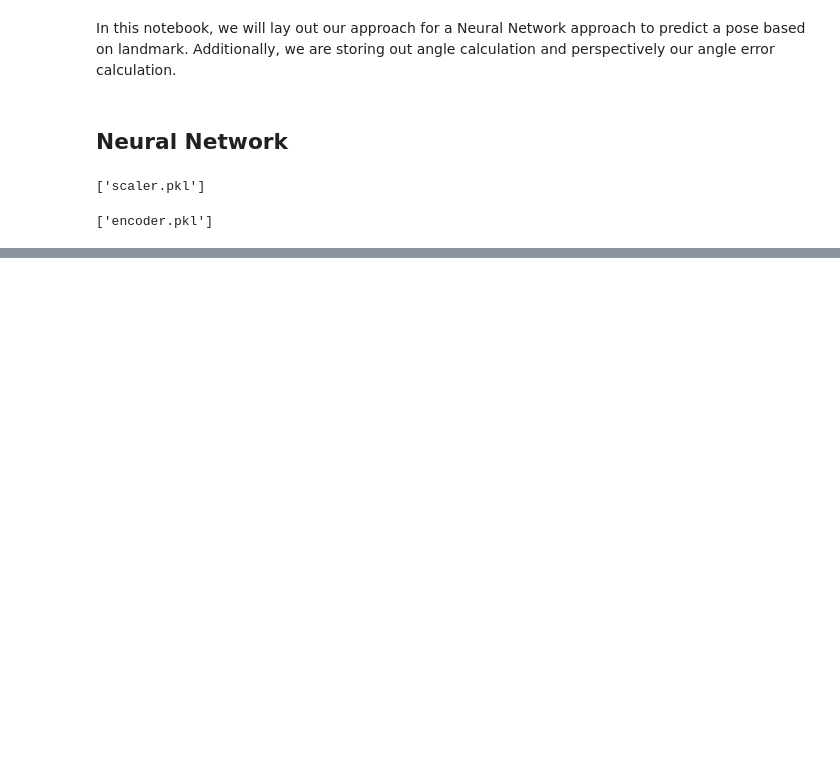
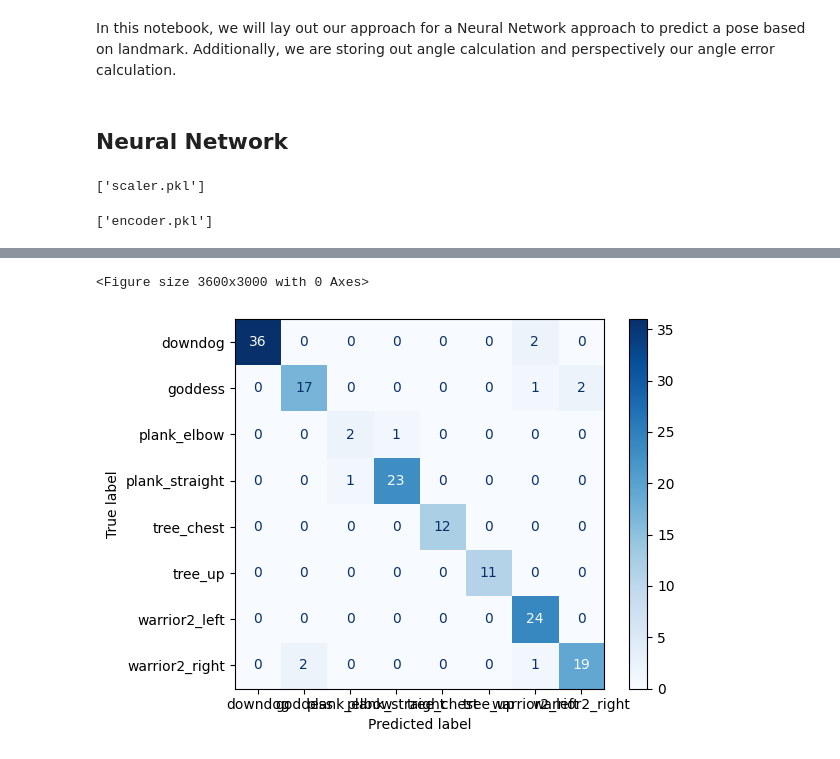
Before and after one commit to lennijanssen/hathaproject, a Jupyter notebook: notebooks/mirmachr-neural-network-sub.ipynb, the cells around one changed output, grey strips where cells are left out. Drawn from its saved outputs; the diff is of its cells as text; code cells hidden in the pictures; blank space fills up the shorter version.

Commit message:
Added confusion matrix for model performance metrics

```diff
--- a/notebooks/mirmachr-neural-network-sub.ipynb
+++ b/notebooks/mirmachr-neural-network-sub.ipynb
@@ -170,0 +171,23 @@ plot_history_accuracy(history)
+# %%
+from sklearn.metrics import confusion_matrix, ConfusionMatrixDisplay
+
+# Evaluate the model on the test set
+results = model.evaluate(X_test, y_test_one_hot, verbose=0)
+
+# Get predictions for the test set
+y_pred = model.predict(X_test)
+y_pred_classes = np.argmax(y_pred, axis=1)
+
+# Convert one-hot encoded labels to class labels
+y_true_classes = np.argmax(y_test_one_hot, axis=1)
+
+# Calculate the confusion matrix
+conf_matrix = confusion_matrix(y_true_classes, y_pred_classes)
+
+# Plot the confusion matrix with larger individual box sizes
+plt.figure(figsize=(36, 30))
+disp = ConfusionMatrixDisplay(confusion_matrix=conf_matrix, display_labels=label_mapping.keys())
+disp.plot(cmap='Blues', values_format='d', colorbar=True)
+
+plt.show();
+# %% [output]
@@ -171,3 +195,5 @@ plot_history_accuracy(history)
+<Figure size 3600x3000 with 0 Axes>
+[figure, added]
 # %%
 # Convert test labels to one-hot encoding
 y_test_one_hot = to_categorical(y_test_numeric)
```
Also changed, not shown: parts of 15 cells of this notebook.
